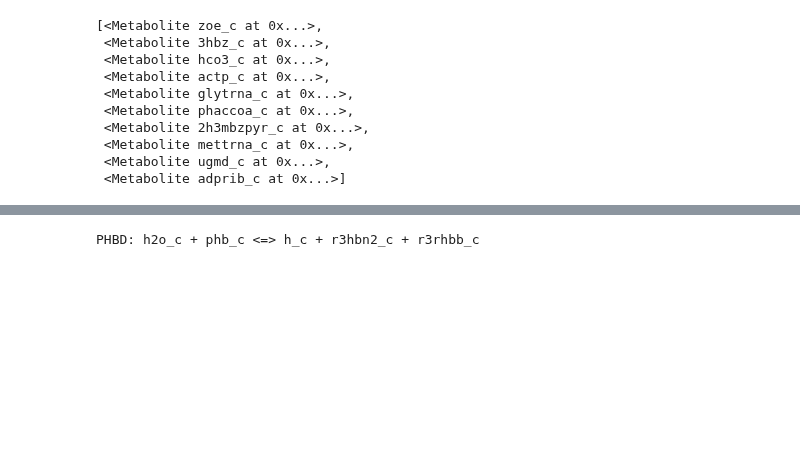
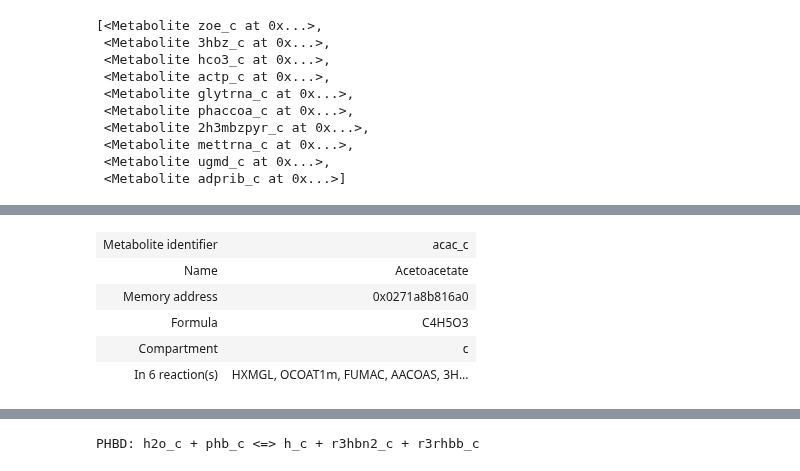
Before and after one commit to 27410/group-assignment-2021-group_2_pha-production, a Jupyter notebook: Test.ipynb, the cells around one changed output, grey strips where cells are left out. Saved outputs shown, nothing was run; the diff lists cells and outputs as text; code cells hidden in the pictures; blank space fills up the shorter version.

```diff
--- a/Test.ipynb
+++ b/Test.ipynb
@@ -96,0 +119,9 @@ PHAS: r3hbcoa_c <=> coa_c + phb_c
+# %%
+model.metabolites.acac_c
+# %% [output]
+| Metabolite identifier | acac_c |
+| Name | Acetoacetate |
+| Memory address | 0x0271a8b816a0 |
+| Formula | C4H5O3 |
+| Compartment | c |
+| In 6 reaction(s) | HXMGL, OCOAT1m, FUMAC, AACOAS, 3H... |
```
Also changed, not shown: parts of 25 cells of this notebook, 2 other files.
